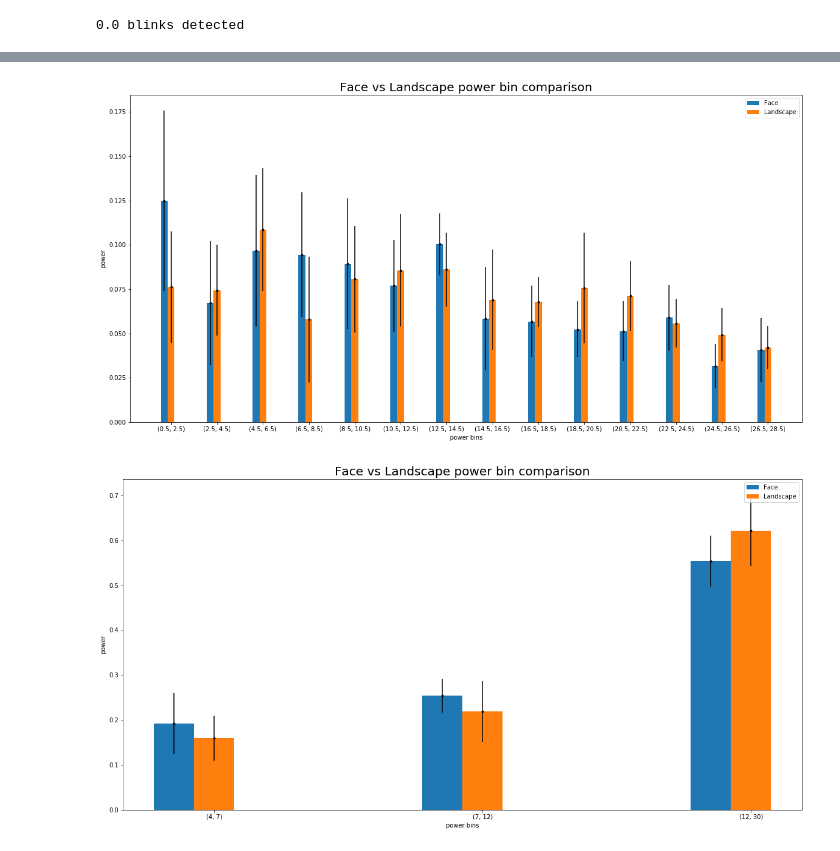
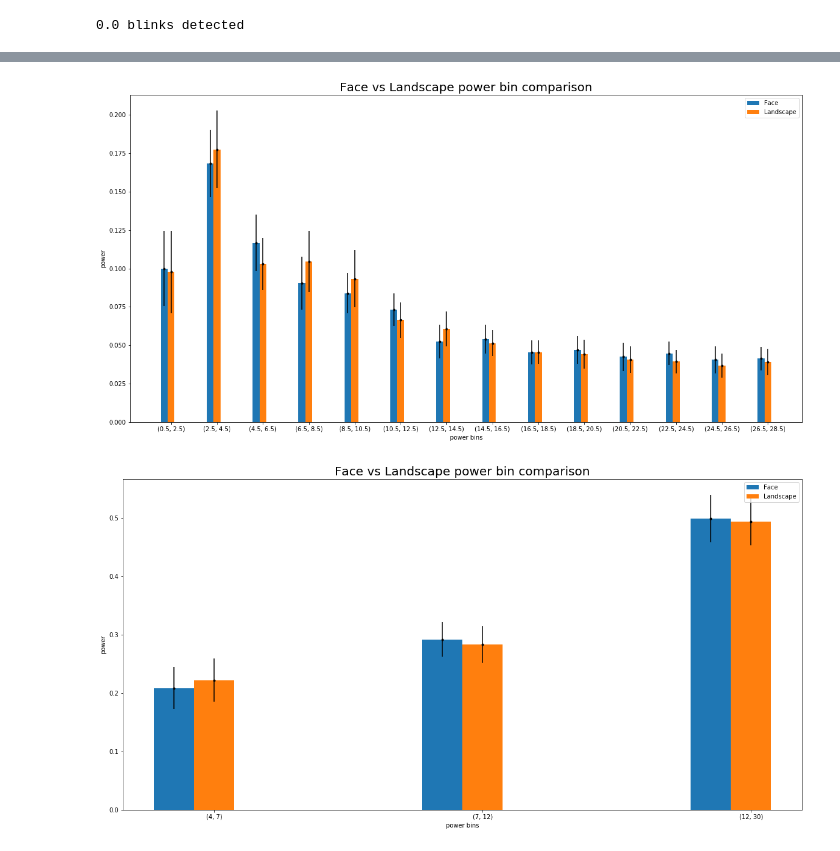
Before and after one commit to D1o0g9s/EEGFaceDetection, a Jupyter notebook: Data_Analysis/View_XDF.ipynb, the cells around one changed output, grey strips where cells are left out. Drawn from its saved outputs; the diff is of its cells as text; code cells hidden in the pictures.

Commit message:
added filtering for getting EEG data and visualize 80 trial data

```diff
--- a/Data_Analysis/View_XDF.ipynb
+++ b/Data_Analysis/View_XDF.ipynb
@@ -40,17 +51,19 @@ def convertRawToMicroVolts(raw_values):
     # Converts an array of NeuroSky raw values into an array of millivolts
     return (np.array(np.array(raw_values) * (1.8/4096)) / 2) * 1000
 # %%
-def getEEGDataInMilliVolts(original_data):
+def getEEGDataInMicroVolts(original_data):
     eeg_data = original_data[StreamType.EEG.value][StreamType.DATA.value][:,0]
+
     eeg_data_in_volts = convertRawToMicroVolts(eeg_data)
-    return eeg_data_in_volts
+    sig_filt = filt.filter_signal(eeg_data_in_volts, eeg_fs, 'bandpass', f_range, filter_type='iir', butterworth_order=2)
+    return sig_filt
 # %%
 def zeroTime(raw_timepoints):
     # Takes an array of timepoints and returns the zeroed version (where the )
     return np.array(np.array(raw_timepoints) - raw_timepoints[0])
 # %%
 def plotEEG(original_data):
-    eeg_data_in_volts = getEEGDataInMilliVolts(original_data)
+    eeg_data_in_volts = getEEGDataInMicroVolts(original_data)
     timepoints = original_data[StreamType.EEG.value][StreamType.TIME.value]
 
     plt.plot(timepoints, eeg_data_in_volts)
@@ -106,8 +119,8 @@ def getPowerRatio(eeg_data, binning, eeg_fs=250):
 def getSEM(numbers) :
     return (np.std(numbers, axis=0) * 2) / np.sqrt(len(numbers))
 # %%
-def getPowerRatioAvgSEM(eeg_list, num_eeg_timepoints=499, binning=full_binning):
-    power_ratio = [getPowerRatio(data[:num_eeg_timepoints], binning) for data in eeg_list]
+def getPowerRatioAvgSEM(eeg_list, binning):
+    power_ratio = [getPowerRatio(data[:], binning) for data in eeg_list]
     return np.mean(power_ratio, axis=0), getSEM(power_ratio)
 # %%
 def plotMultipleBarGraphs(bars, bar_width, bar_names, group_names, error_values=None, title=None, xlabel=None, ylabel=None):
@@ -176,7 +189,7 @@ plt.show()
 # Find min length of eeg
 min_len = None
 for trial in trials:
-    eeg_data_in_volts = getEEGDataInMilliVolts(trial)
+    eeg_data_in_volts = getEEGDataInMicroVolts(trial)
     if not min_len or len(eeg_data_in_volts) < min_len:
         min_len = len(eeg_data_in_volts)
 
@@ -186,10 +199,8 @@ freqs=[]
 face_eeg = []
 landscape_eeg = []
 for trial in trials:
-    eeg_data_in_volts = getEEGDataInMilliVolts(trial)
-
-    sig_filt = filt.filter_signal(eeg_data_in_volts[:min_len], eeg_fs, 'bandpass', f_range, filter_type='iir', butterworth_order=2)
-    freq, psd = signal.periodogram(sig_filt, fs=int(eeg_fs), scaling='spectrum')
+    eeg_data_in_volts = getEEGDataInMicroVolts(trial)
+    freq, psd = signal.periodogram(eeg_data_in_volts, fs=int(eeg_fs), scaling='spectrum')
     psds.append(psd)
     freqs.append(freq)
     if 'Face' in trial[StreamType.MARKER.value][StreamType.DATA.value]:
@@ -201,23 +212,23 @@ for trial in trials:
 full_binning=list(np.arange(.5, 30, 2))
 full_intervals = getIntervals(full_binning)
 # %%
-face_ratio_avg, face_sem = getPowerRatioAvgSEM(face_eeg, num_eeg_timepoints=-1, binning=full_binning)
-landscape_ratio_avg, landscape_sem = getPowerRatioAvgSEM(landscape_eeg, num_eeg_timepoints=-1, binning=full_binning)
+face_ratio_avg, face_sem = getPowerRatioAvgSEM(face_eeg, binning=full_binning)
+landscape_ratio_avg, landscape_sem = getPowerRatioAvgSEM(landscape_eeg, binning=full_binning)
 
 plt.figure(figsize=(20,10))
 plt.title("Face vs Landscape power bin comparison", size=20)
 plt.xlabel("power bins")
 plt.ylabel("power")
 plotMultipleBarGraphs([face_ratio_avg, landscape_ratio_avg], 0.15, ["Face", "Landscape"], full_intervals, error_values=[face_sem, landscape_sem])
 # %% [output]
-[figure, old version]
+[figure, new version]
 # %%
 # Create a binning interval
 sub_binning=[4, 7, 12, 30]
 sub_intervals = getIntervals(sub_binning)
 # %%
-face_ratio_avg, face_sem = getPowerRatioAvgSEM(face_eeg, num_eeg_timepoints=-1, binning=sub_binning)
-landscape_ratio_avg, landscape_sem = getPowerRatioAvgSEM(landscape_eeg, num_eeg_timepoints=-1, binning=sub_binning)
+face_ratio_avg, face_sem = getPowerRatioAvgSEM(face_eeg, binning=sub_binning)
+landscape_ratio_avg, landscape_sem = getPowerRatioAvgSEM(landscape_eeg, binning=sub_binning)
 
 plt.figure(figsize=(20,10))
 plt.title("Face vs Landscape power bin comparison", size=20)
@@ -225,4 +236,4 @@ plt.xlabel("power bins")
 plt.ylabel("power")
 plotMultipleBarGraphs([face_ratio_avg, landscape_ratio_avg], 0.15, ["Face", "Landscape"], sub_intervals, error_values=[face_sem, landscape_sem])
 # %% [output]
-[figure, old version]
+[figure, new version]
```
Also changed, not shown: parts of 6 cells of this notebook, 1 other file.
